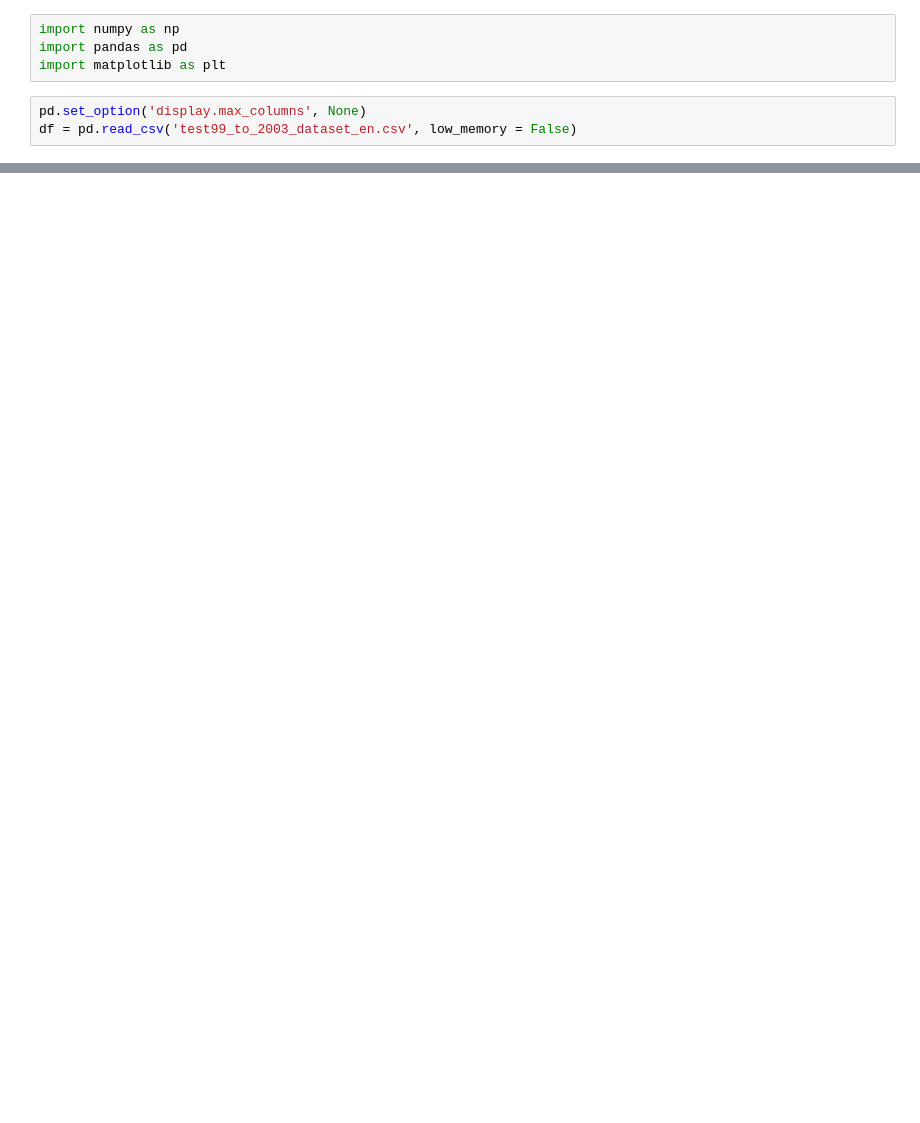
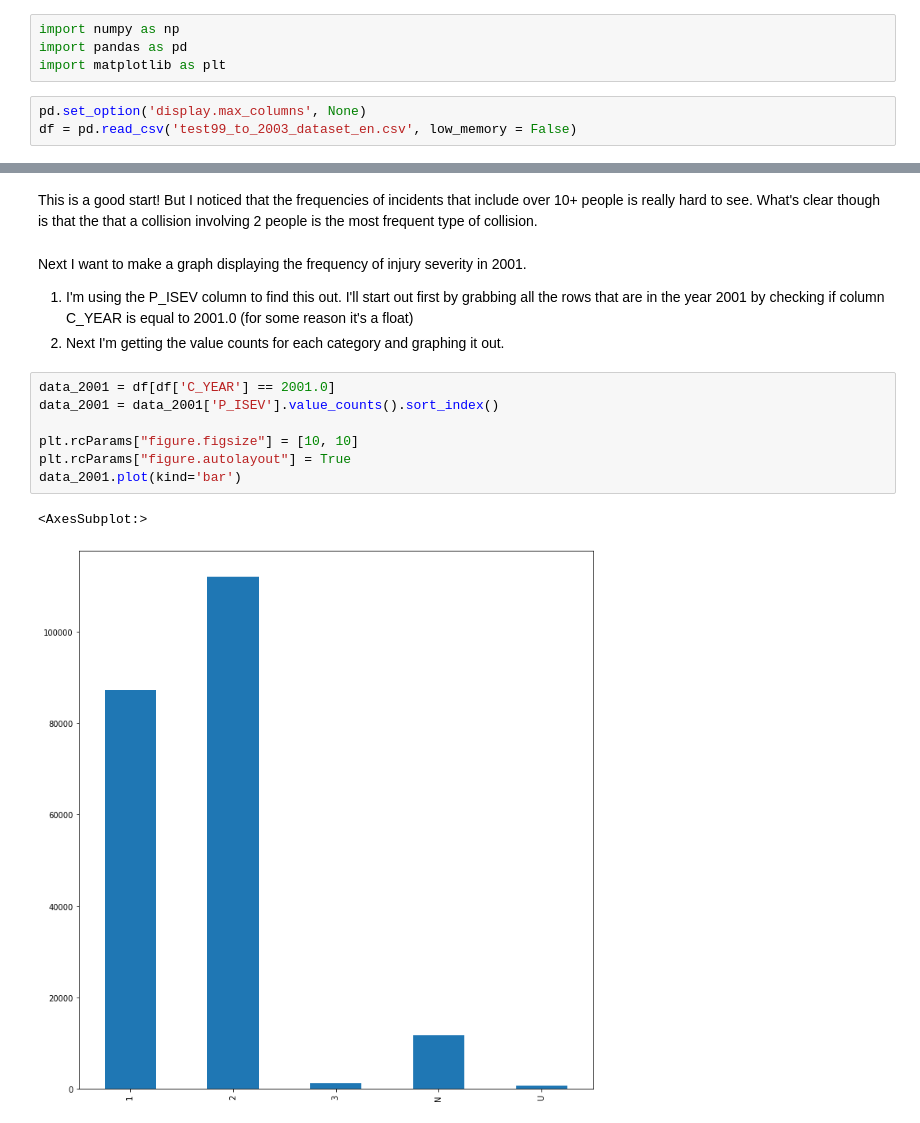
Before and after one commit to RSA000/School-Notes, a Jupyter notebook: Python_Mini_Projects/Canada_Collisions/collisions.ipynb, the cells around one changed output, grey strips where cells are left out. Drawn from its saved outputs; the diff is of its cells as text; blank space fills up the shorter version.

```diff
--- a/Python_Mini_Projects/Canada_Collisions/collisions.ipynb
+++ b/Python_Mini_Projects/Canada_Collisions/collisions.ipynb
@@ -29,0 +85,17 @@ sample
+# %% [markdown]
+This is a good start! But I noticed that the frequencies of incidents that include over 10+ people is really hard to see. What's clear though is that the that a collision involving 2 people is the most frequent type of collision.
+# %% [markdown]
+Next I want to make a graph displaying the frequency of injury severity in 2001.
+
+1. I'm using the P_ISEV column to find this out. I'll start out first by grabbing all the rows that are in the year 2001 by checking if column C_YEAR is equal to 2001.0 (for some reason it's a float)
+2. Next I'm getting the value counts for each category and graphing it out.
+# %%
+data_2001 = df[df['C_YEAR'] == 2001.0]
+data_2001 = data_2001['P_ISEV'].value_counts().sort_index()
+
+plt.rcParams["figure.figsize"] = [10, 10]
+plt.rcParams["figure.autolayout"] = True
+data_2001.plot(kind='bar')
+# %% [output]
+<AxesSubplot:>
+[figure, added]
```
Also changed, not shown: parts of 6 cells of this notebook, 32 other files.
